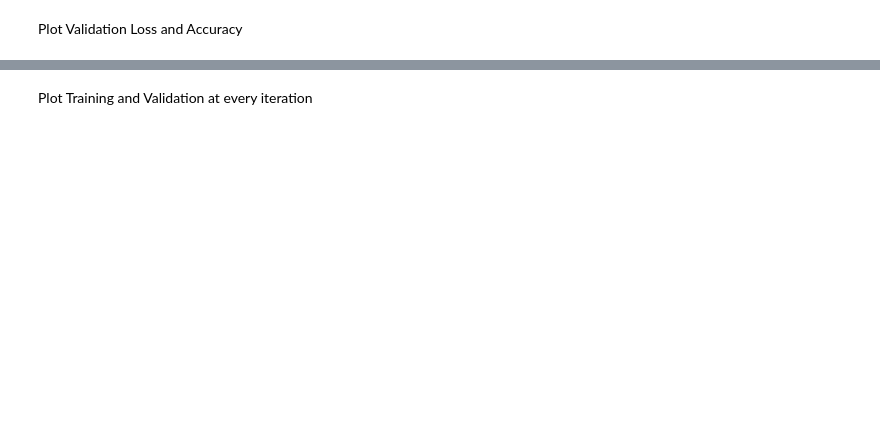
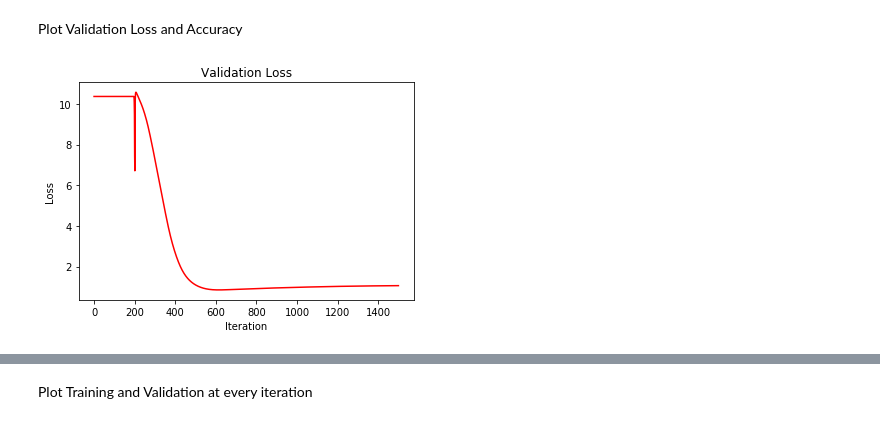
Before and after one commit to kaslock/Machine-Learning-Project, a Jupyter notebook: 3_Binary Classification based on 3 Layers Neural Network/Binary Classifier based on 3 Layers Neural Network.ipynb, the cells around one changed output, grey strips where cells are left out. Cells and saved outputs as stored; diff of their text form; code cells hidden in the pictures; blank space fills up the shorter version.

```diff
--- a/3_Binary Classification based on 3 Layers Neural Network/Binary Classifier based on 3 Layers Neural Network.ipynb
+++ b/3_Binary Classification based on 3 Layers Neural Network/Binary Classifier based on 3 Layers Neural Network.ipynb
@@ -238,12 +260,14 @@ Plot training Loss and Accuracy
 # %% [markdown]
 Plot Validation Loss and Accuracy
 # %%
-# x = range(iteration)
-# y = t_loss_value_arr[x] / validation_count
+x = range(iteration)
+y = t_loss_value_arr[x] / validation_count
 
-# plt.plot(x, y, "RED")
-# plt.title('Validation Loss')
-# plt.xlabel('Iteration')
-# plt.ylabel('Loss')
-# plt.show()
+plt.plot(x, y, "RED")
+plt.title('Validation Loss')
+plt.xlabel('Iteration')
+plt.ylabel('Loss')
+plt.show()
+# %% [output]
+[figure, added]
 # %%
```
Also changed, not shown: parts of 11 cells of this notebook.
